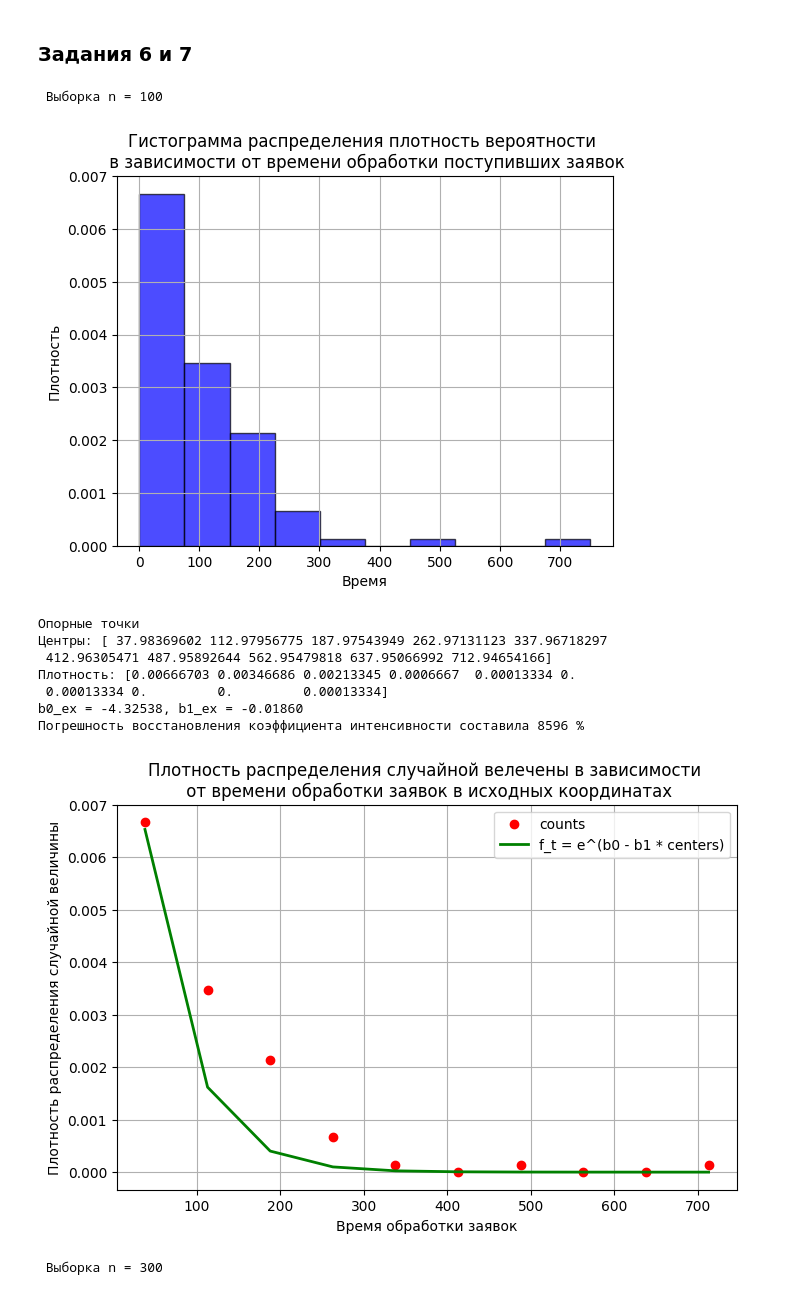
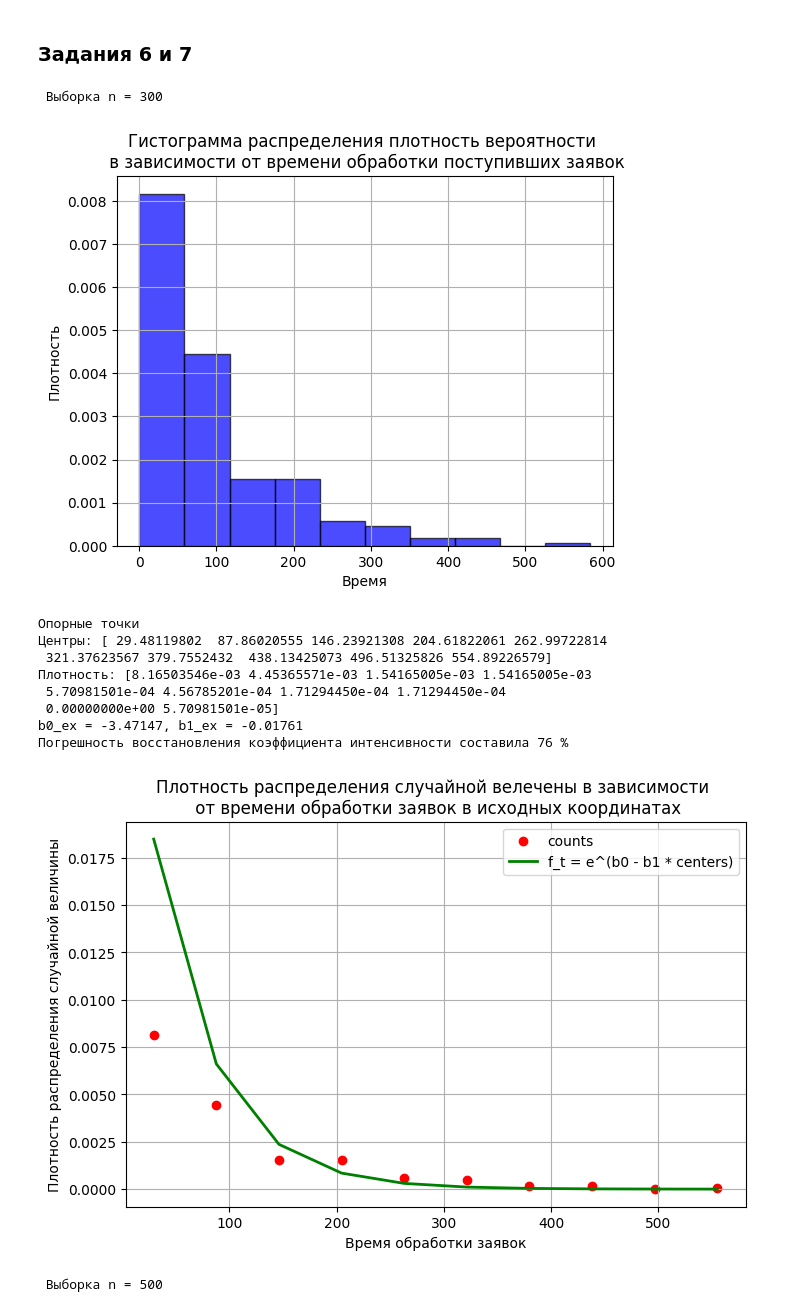
Before and after one commit to Sypoo1/mtuci-statistics, a Jupyter notebook: 8_1.ipynb, the cells around one changed output. Saved outputs shown, nothing was run; the diff lists cells and outputs as text; code cells hidden in the pictures.

```diff
--- a/8_1.ipynb
+++ b/8_1.ipynb
@@ -145,44 +145,45 @@ def experiment(lambd, n_values, bins=10):
         ln_counts = np.log(counts + 1e-9)
 
         b0_ex, b1_ex = calculate_b0_b1(centers, ln_counts)
         print(f"b0_ex = {b0_ex:.5f}, b1_ex = {b1_ex:.5f}")
 
         b1_true = - b1_ex
 
         relative_err = (abs(b1_true - lambd) / lambd) * 100
         errors.append(relative_err)
 
-        print(f"Погрешность восстановления коэффициента интенсивности составила {relative_err * 100:.0f} %")
+        print(f"Погрешность восстановления коэффициента интенсивности составила {relative_err:.0f} %")
 
         ln_f_t = b0_ex - b1_true * centers
         f_t = np.exp(ln_f_t)
 
 
         plot_flow_density_vs_time(centers, counts, f_t)
 
 
     plt.figure(figsize=(8, 5))
     plt.plot(n_values, errors, marker="o", linestyle="-", color="blue", label="Ошибка")
     plt.title("Зависимость величины погрешности от размера последовательности n")
     plt.xlabel("Размер последовательности n")
     plt.ylabel("Ошибка %")
     plt.grid()
     plt.legend()
     plt.show()
 
-# Run experiments for different n values
-n_values = [100, 300, 500, 1000]
+
+n_values = [300, 500, 1000]
 lambd = 0.01
 experiment(lambd, n_values)
 # %% [output]
- Выборка n = 100
+ Выборка n = 300
-[figure, old version]
+[figure, new version]
 Опорные точки
-Центры: [ 37.98369602 112.97956775 187.97543949 262.97131123 337.96718297
- 412.96305471 487.95892644 562.95479818 637.95066992 712.94654166]
-Плотность: [0.00666703 0.00346686 0.00213345 0.0006667  0.00013334 0.
- 0.00013334 0.         0.         0.00013334]
-b0_ex = -4.32538, b1_ex = -0.01860
-Погрешность восстановления коэффициента интенсивности составила 8596 %
+Центры: [ 29.48119802  87.86020555 146.23921308 204.61822061 262.99722814
+ 321.37623567 379.7552432  438.13425073 496.51325826 554.89226579]
+Плотность: [8.16503546e-03 4.45365571e-03 1.54165005e-03 1.54165005e-03
+ 5.70981501e-04 4.56785201e-04 1.71294450e-04 1.71294450e-04
+ 0.00000000e+00 5.70981501e-05]
+b0_ex = -3.47147, b1_ex = -0.01761
+Погрешность восстановления коэффициента интенсивности составила 76 %
-[figure, old version]
+[figure, new version]
- Выборка n = 300
+ Выборка n = 500
```
Also changed, not shown: parts of 1 cell of this notebook.
